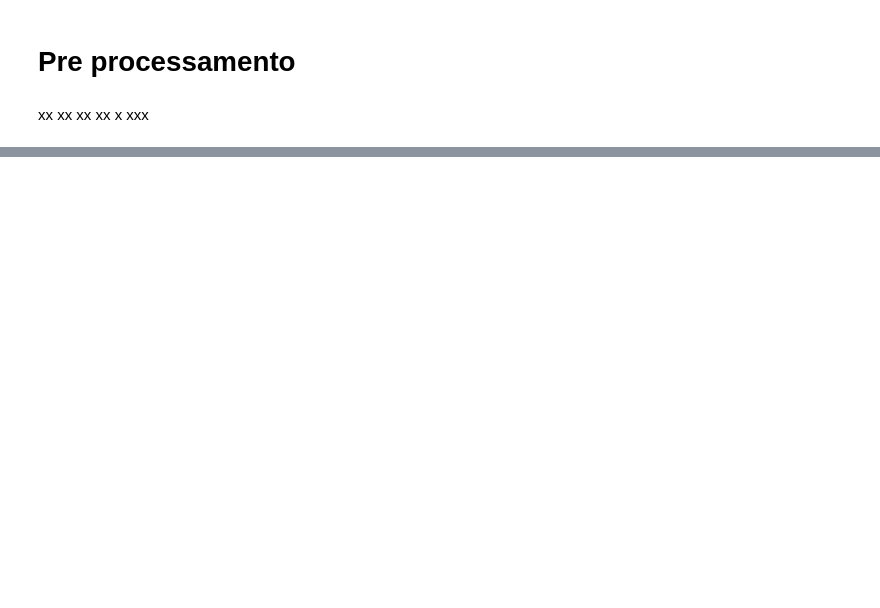
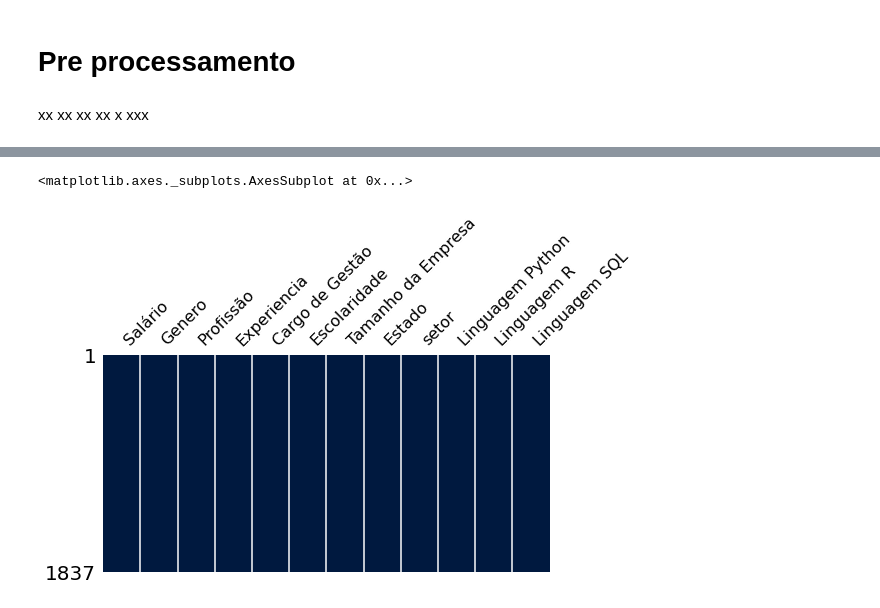
Before and after one commit to DionesGouvea/Salary-Prediction, a Jupyter notebook: Projeto_de_precificacao_de_salario.ipynb, the cells around one changed output, grey strips where cells are left out. Cells and saved outputs as stored; diff of their text form; code cells hidden in the pictures; blank space fills up the shorter version.

```diff
--- a/Projeto_de_precificacao_de_salario.ipynb
+++ b/Projeto_de_precificacao_de_salario.ipynb
@@ -304,0 +306,6 @@ msno.matrix(dados0, figsize = (8, 4), color = (0, 0.1, 0.25), sparkline = False)
+# %%
+dados0 = dados0.dropna()
+msno.matrix(dados0, figsize = (8, 4), color = (0, 0.1, 0.25), sparkline = False)
+# %% [output]
+<matplotlib.axes._subplots.AxesSubplot at 0x...>
+[figure, added]
```
Also changed, not shown: parts of 2 cells of this notebook.
